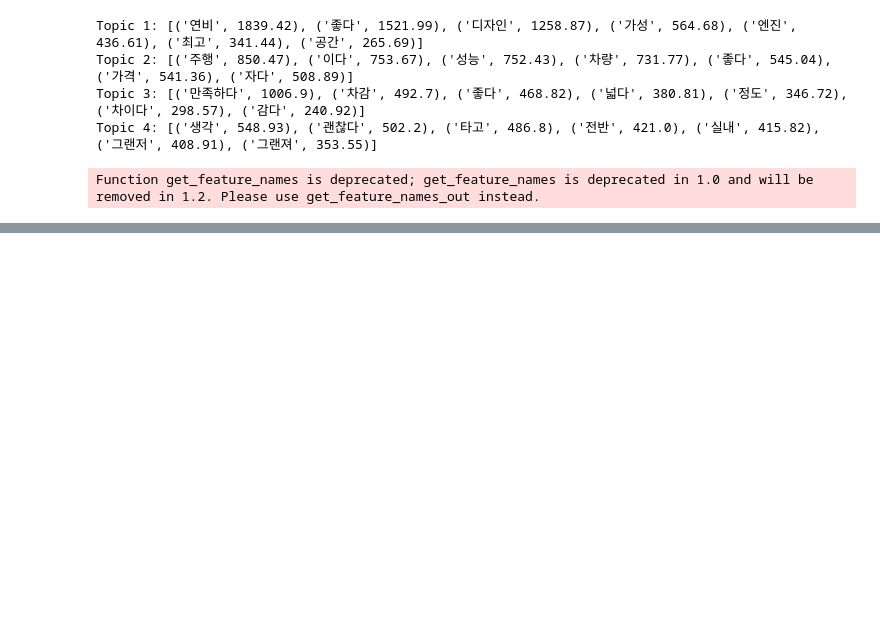
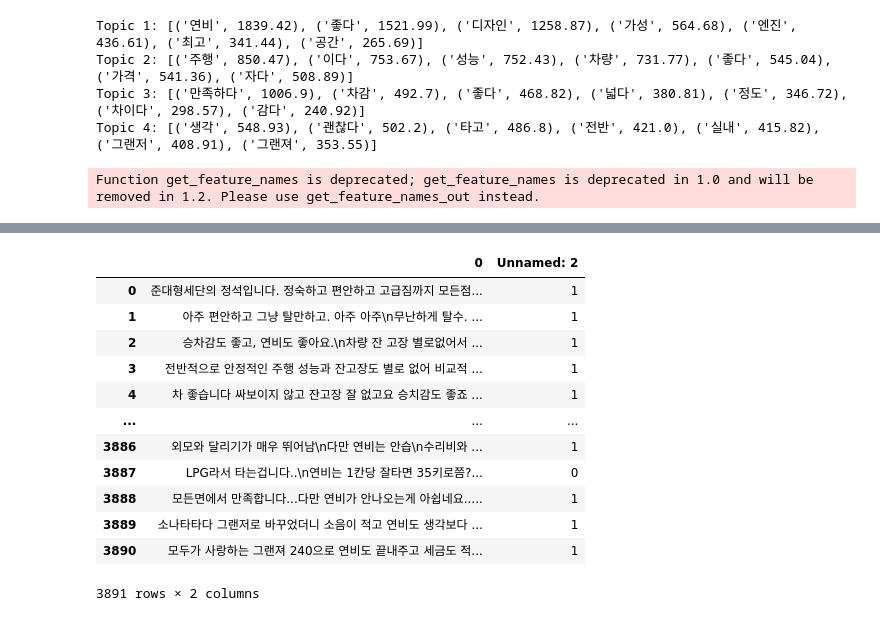
Before and after one commit to dbtjr1103/Basic_practice, a Jupyter notebook: 프로젝트_1_3.ipynb, the cells around one changed output, grey strips where cells are left out. Saved outputs shown, nothing was run; the diff lists cells and outputs as text; code cells hidden in the pictures; blank space fills up the shorter version.

```diff
--- a/프로젝트_1_3.ipynb
+++ b/프로젝트_1_3.ipynb
@@ -1621,3 +1676,20 @@ The default learning rate in TSNE will change from 200.0 to 'auto' in 1.2.
 df_gd = pd.DataFrame(comment_gd)
 # %%
 df_gd.to_csv('/content/drive/MyDrive/프로젝트_1/comment_gd.csv', encoding='utf-8-sig')
+# %%
+comment_gd_tags=pd.read_csv('/content/drive/MyDrive/프로젝트_1/commet_gd_tag.csv', encoding='cp949',index_col=0)
+comment_gd_tags
+# %% [output]
+|  | 0 | Unnamed: 2 |
+| 0 | 준대형세단의 정석입니다. 정숙하고 편안하고 고급짐까지 모든점... | 1 |
+| 1 | 아주 편안하고 그냥 탈만하고. 아주 아주\n무난하게 탈수. ... | 1 |
+| 2 | 승차감도 좋고, 연비도 좋아요.\n차량 잔 고장 별로없어서 ... | 1 |
+| 3 | 전반적으로 안정적인 주행 성능과 잔고장도 별로 없어 비교적 ... | 1 |
+| 4 | 차 좋습니다 싸보이지 않고 잔고장 잘 없고요 승치감도 좋죠 ... | 1 |
+| ... | ... | ... |
+| 3886 | 외모와 달리기가 매우 뛰어남\n다만 연비는 안습\n수리비와 ... | 1 |
+| 3887 | LPG라서 타는겁니다..\n연비는 1칸당 잘타면 35키로쯤?... | 0 |
+| 3888 | 모든면에서 만족합니다...다만 연비가 안나오는게 아쉽네요..... | 1 |
+| 3889 | 소나타타다 그랜저로 바꾸었더니 소음이 적고 연비도 생각보다 ... | 1 |
+| 3890 | 모두가 사랑하는 그랜져 240으로 연비도 끝내주고 세금도 적... | 1 |
+3891 rows × 2 columns
```
Also changed, not shown: parts of 12 cells of this notebook.
